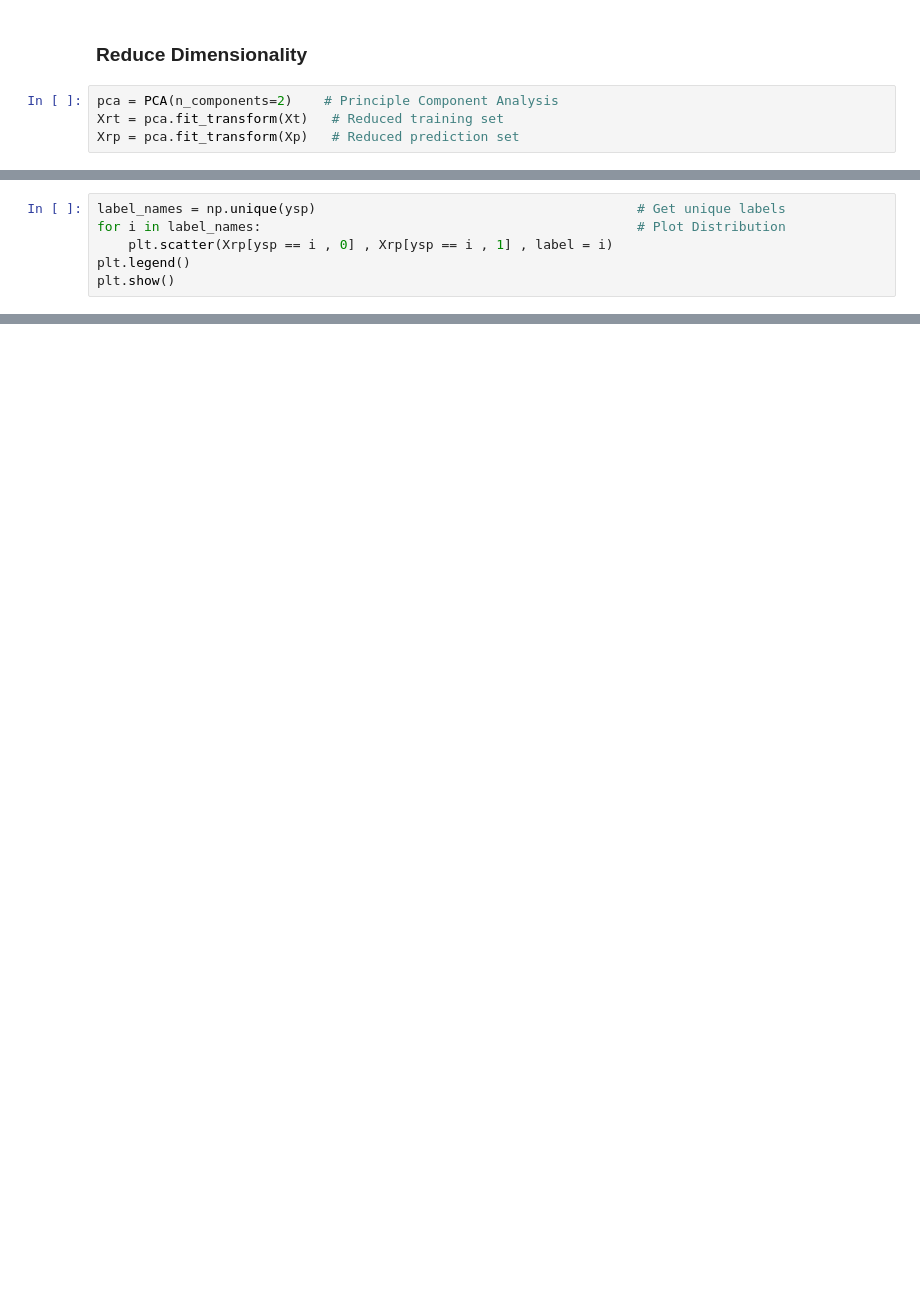
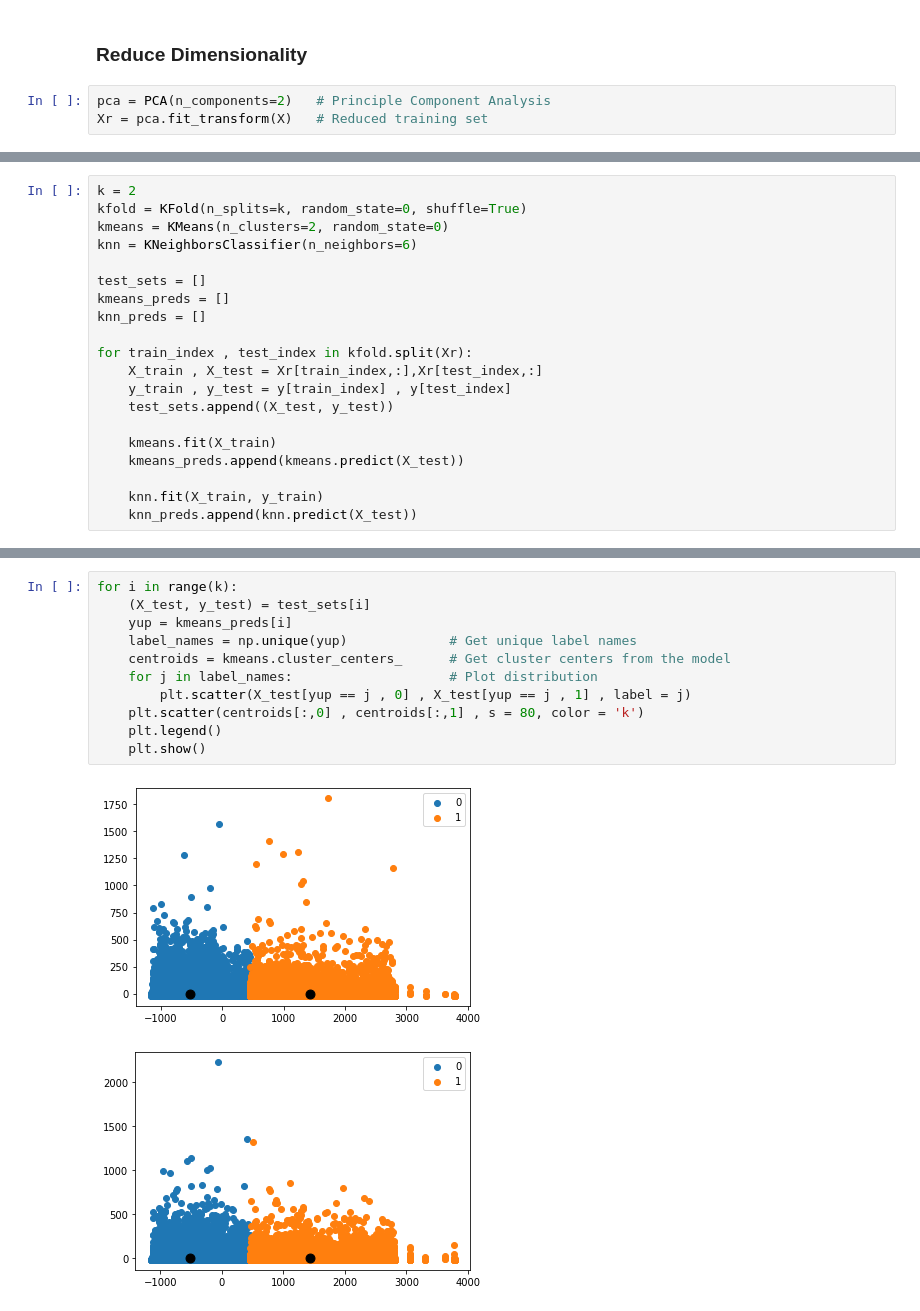
Before and after one commit to furkancetinkaya/cen426-intro2ml-assns, a Jupyter notebook: assn01/hw01.ipynb, the cells around one changed output, grey strips where cells are left out. Saved outputs shown, nothing was run; the diff lists cells and outputs as text; blank space fills up the shorter version.

Commit message:
KFold added

```diff
--- a/assn01/hw01.ipynb
+++ b/assn01/hw01.ipynb
@@ -60,6 +48,5 @@ Xt[Xt.isnull()] = 0        # Replace N/A in the training dataset with 0
 # %% [markdown]
 ### Reduce Dimensionality
 # %%
-pca = PCA(n_components=2)    # Principle Component Analysis
-Xrt = pca.fit_transform(Xt)   # Reduced training set
-Xrp = pca.fit_transform(Xp)   # Reduced prediction set
+pca = PCA(n_components=2)   # Principle Component Analysis
+Xr = pca.fit_transform(X)   # Reduced training set
@@ -89,6 +64,0 @@ KNN Accuracy: 0.6221512165075455
-# %%
-label_names = np.unique(ysp)                                         # Get unique labels
-for i in label_names:                                                # Plot Distribution
-    plt.scatter(Xrp[ysp == i , 0] , Xrp[ysp == i , 1] , label = i)
-plt.legend()
-plt.show()
@@ -96,0 +65,20 @@ plt.show()
+# %%
+k = 2
+kfold = KFold(n_splits=k, random_state=0, shuffle=True)
+kmeans = KMeans(n_clusters=2, random_state=0)
+knn = KNeighborsClassifier(n_neighbors=6)
+
+test_sets = []
+kmeans_preds = []
+knn_preds = []
+
+for train_index , test_index in kfold.split(Xr):
+    X_train , X_test = Xr[train_index,:],Xr[test_index,:]
+    y_train , y_test = y[train_index] , y[test_index]
+    test_sets.append((X_test, y_test))
+
+    kmeans.fit(X_train)
+    kmeans_preds.append(kmeans.predict(X_test))
+
+    knn.fit(X_train, y_train)
+    knn_preds.append(knn.predict(X_test))
@@ -96,0 +87,14 @@ plt.show()
+# %%
+for i in range(k):
+    (X_test, y_test) = test_sets[i]
+    yup = kmeans_preds[i]
+    label_names = np.unique(yup)             # Get unique label names
+    centroids = kmeans.cluster_centers_      # Get cluster centers from the model
+    for j in label_names:                    # Plot distribution
+        plt.scatter(X_test[yup == j , 0] , X_test[yup == j , 1] , label = j)
+    plt.scatter(centroids[:,0] , centroids[:,1] , s = 80, color = 'k')
+    plt.legend()
+    plt.show()
+# %% [output]
+[figure, added]
+[figure, added]
```
Also changed, not shown: parts of 12 cells of this notebook.
